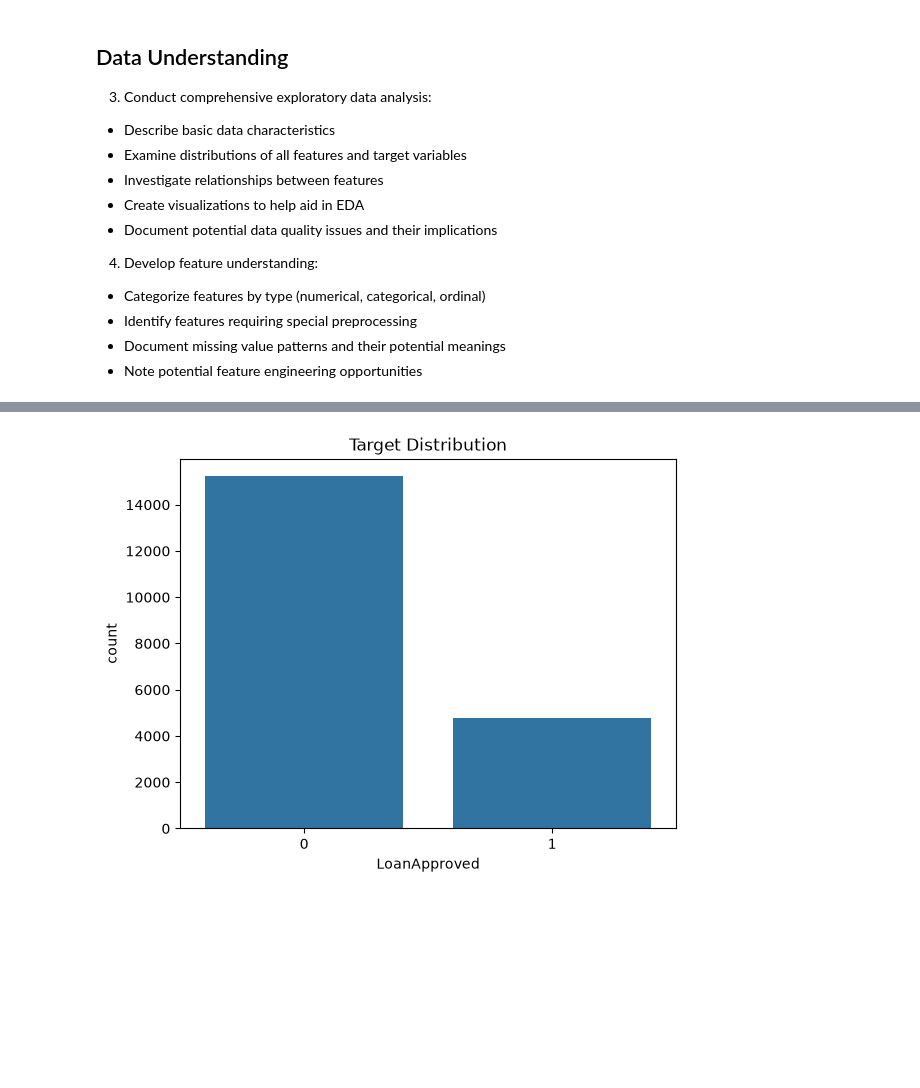
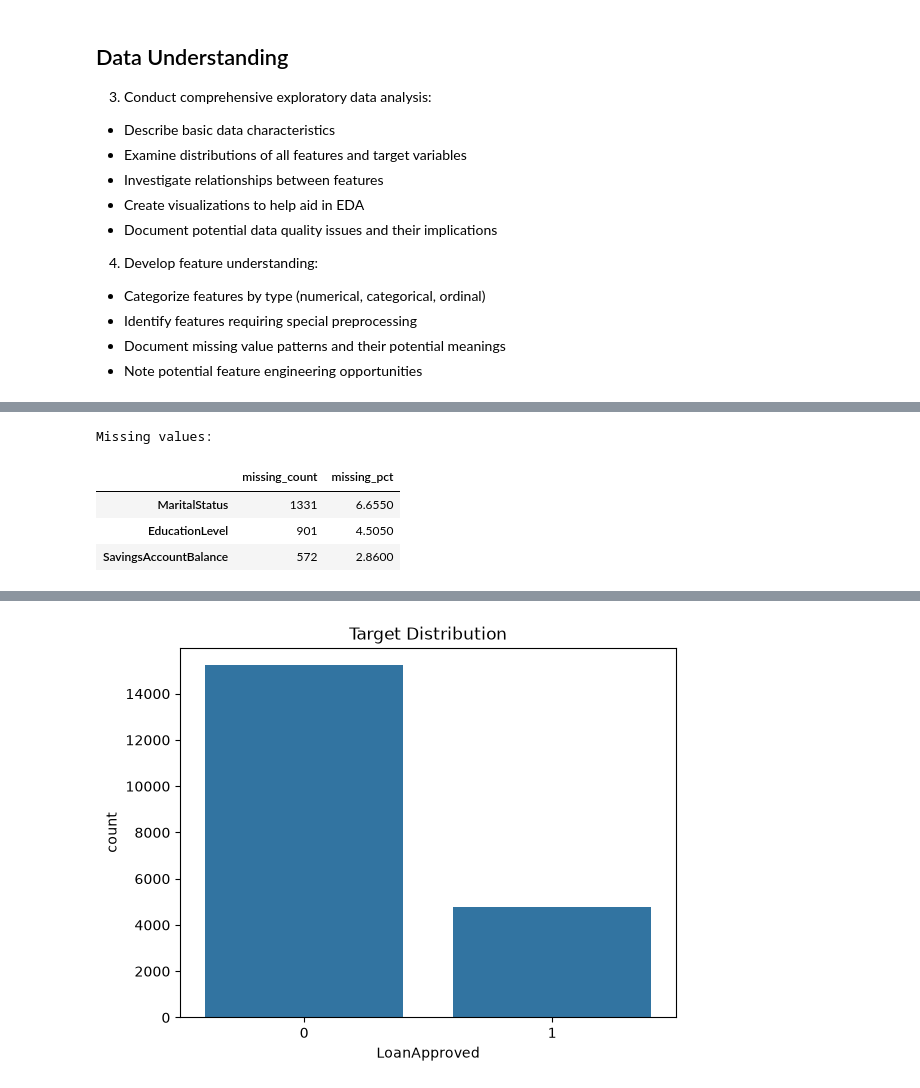
Before and after one commit to donjuel003/Loan-Approval-Model, a Jupyter notebook: financial_loan_risk.ipynb, the cells around one changed output, grey strips where cells are left out. Drawn from its saved outputs; the diff is of its cells as text; code cells hidden in the pictures; blank space fills up the shorter version.

```diff
--- a/financial_loan_risk.ipynb
+++ b/financial_loan_risk.ipynb
@@ -85,0 +172,17 @@ memory usage: 5.3 MB
+# %%
+#Missing values
+print("\nMissing values:")
+missing_summary = (
+    df.isna().sum()
+      .to_frame("missing_count")
+      .assign(missing_pct=lambda x: 100 * x["missing_count"] / len(df))
+      .query("missing_count > 0")
+      .sort_values("missing_count", ascending=False)
+)
+display(missing_summary)
+# %% [output]
+Missing values:
+|  | missing_count | missing_pct |
+| MaritalStatus | 1331 | 6.6550 |
+| EducationLevel | 901 | 4.5050 |
+| SavingsAccountBalance | 572 | 2.8600 |
```
Also changed, not shown: parts of 12 cells of this notebook.
